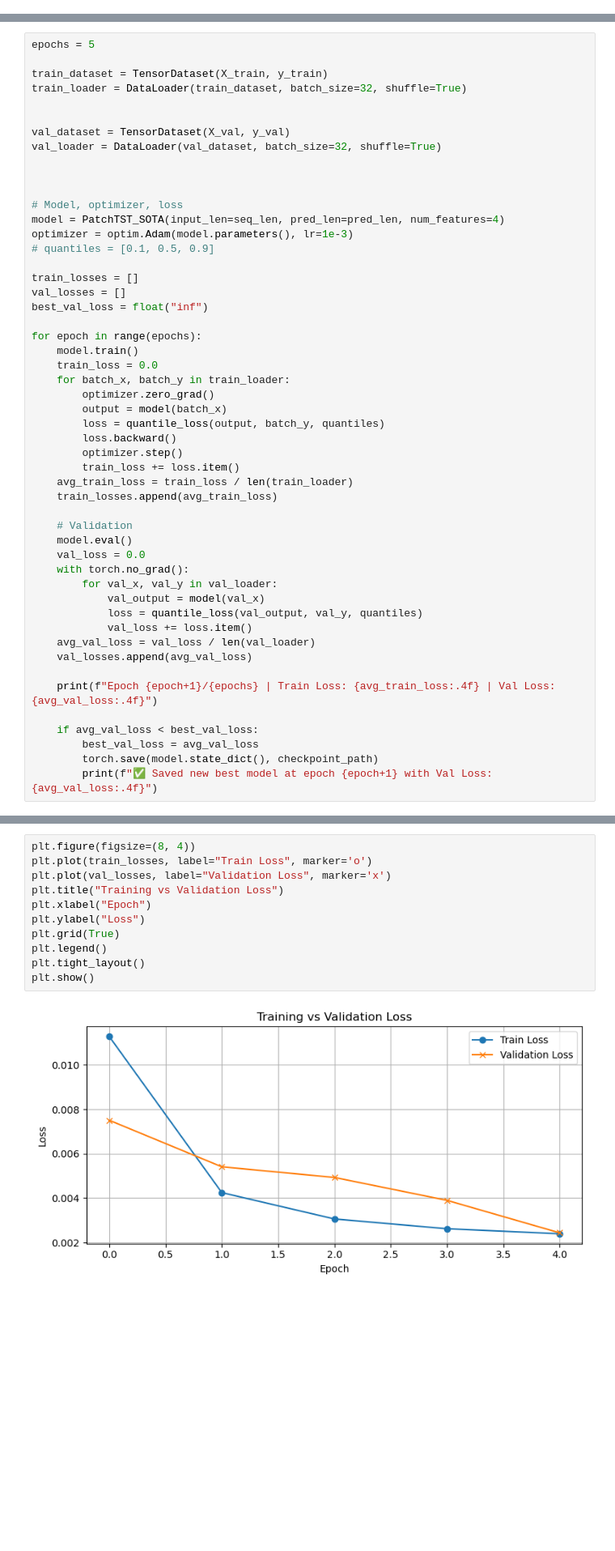
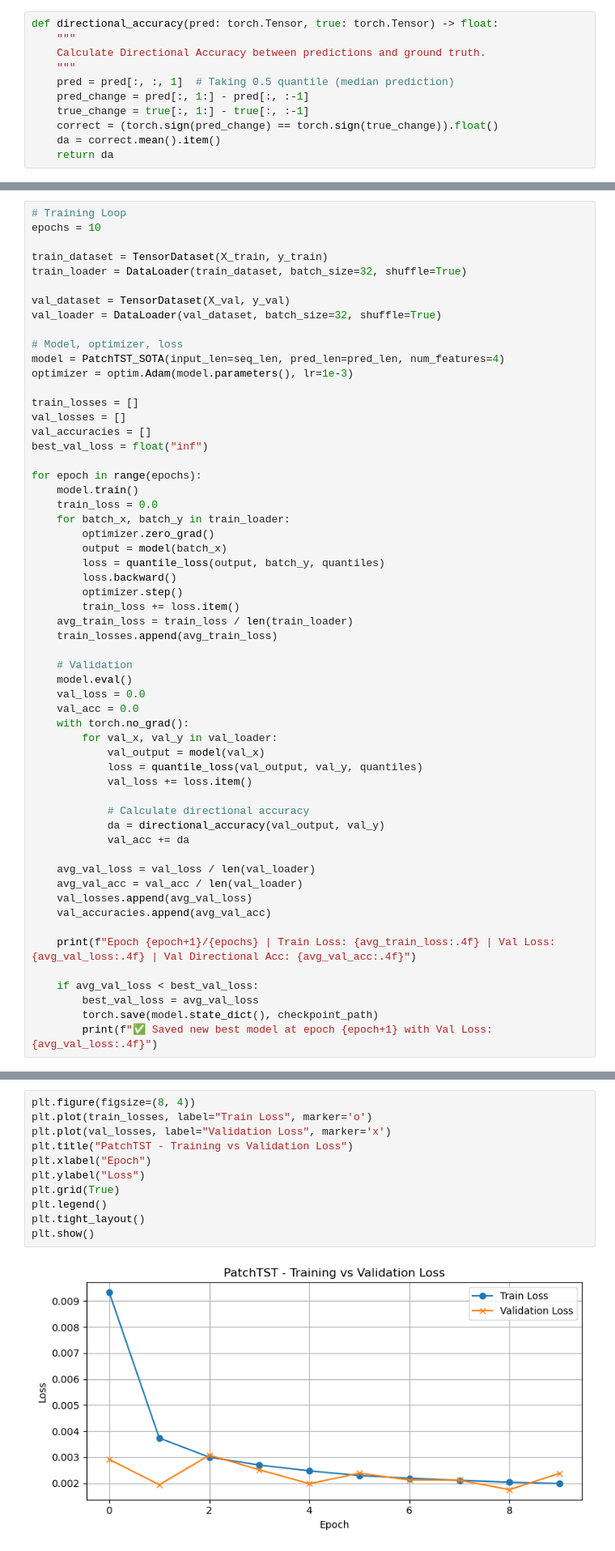
Before and after one commit to manikBS/omscs-capstone, a Jupyter notebook: E2E_Pipeline.ipynb, the cells around one changed output, grey strips where cells are left out. Shown: that part at 81% size. Cells and saved outputs as stored; diff of their text form; blank space fills up the shorter version.

```diff
--- a/E2E_Pipeline.ipynb
+++ b/E2E_Pipeline.ipynb
@@ -80,6 +80,17 @@ See the caveats in the documentation: https://pandas.pydata.org/pandas-docs/stab
 #### Note: Model performace improves when trained on < 100k records
 # %% [markdown]
 ### Transformer (PatchTST)
+# %%
+def directional_accuracy(pred: torch.Tensor, true: torch.Tensor) -> float:
+    """
+    Calculate Directional Accuracy between predictions and ground truth.
+    """
+    pred = pred[:, :, 1]  # Taking 0.5 quantile (median prediction)
+    pred_change = pred[:, 1:] - pred[:, :-1]
+    true_change = true[:, 1:] - true[:, :-1]
+    correct = (torch.sign(pred_change) == torch.sign(true_change)).float()
+    da = correct.mean().item()
+    return da
 # %%
 feature_cols = ['close','ema','rsi','zscore']
 checkpoint_path = "models_results/checkpoints/patch_tft_best_model.pt"
@@ -91,24 +102,22 @@ X_train, X_val, y_train, y_val = train_test_split(X, y, test_size=0.2)
 seq_len, pred_len = 60, 10
 quantiles = [0.1, 0.5, 0.9]
 # %%
-epochs = 5
+# Training Loop
+epochs = 10
 
 train_dataset = TensorDataset(X_train, y_train)
 train_loader = DataLoader(train_dataset, batch_size=32, shuffle=True)
 
-
 val_dataset = TensorDataset(X_val, y_val)
 val_loader = DataLoader(val_dataset, batch_size=32, shuffle=True)
-
-
 
 # Model, optimizer, loss
 model = PatchTST_SOTA(input_len=seq_len, pred_len=pred_len, num_features=4)
 optimizer = optim.Adam(model.parameters(), lr=1e-3)
-# quantiles = [0.1, 0.5, 0.9]
 
 train_losses = []
 val_losses = []
+val_accuracies = []
 best_val_loss = float("inf")
 
 for epoch in range(epochs):
@@ -127,15 +136,23 @@ for epoch in range(epochs):
     # Validation
     model.eval()
     val_loss = 0.0
+    val_acc = 0.0
     with torch.no_grad():
         for val_x, val_y in val_loader:
             val_output = model(val_x)
             loss = quantile_loss(val_output, val_y, quantiles)
             val_loss += loss.item()
+
+            # Calculate directional accuracy
+            da = directional_accuracy(val_output, val_y)
+            val_acc += da
+
     avg_val_loss = val_loss / len(val_loader)
+    avg_val_acc = val_acc / len(val_loader)
     val_losses.append(avg_val_loss)
+    val_accuracies.append(avg_val_acc)
 
-    print(f"Epoch {epoch+1}/{epochs} | Train Loss: {avg_train_loss:.4f} | Val Loss: {avg_val_loss:.4f}")
+    print(f"Epoch {epoch+1}/{epochs} | Train Loss: {avg_train_loss:.4f} | Val Loss: {avg_val_loss:.4f} | Val Directional Acc: {avg_val_acc:.4f}")
 
     if avg_val_loss < best_val_loss:
         best_val_loss = avg_val_loss
@@ -155,16 +178,16 @@ Epoch 5/5 | Train Loss: 0.0024 | Val Loss: 0.0024
 # %%
 plt.figure(figsize=(8, 4))
 plt.plot(train_losses, label="Train Loss", marker='o')
 plt.plot(val_losses, label="Validation Loss", marker='x')
-plt.title("Training vs Validation Loss")
+plt.title("PatchTST - Training vs Validation Loss")
 plt.xlabel("Epoch")
 plt.ylabel("Loss")
 plt.grid(True)
 plt.legend()
 plt.tight_layout()
 plt.show()
 # %% [output]
-[figure, old version]
+[figure, new version]
 # %%
 
 def load_model(checkpoint_path, input_len, pred_len, num_features):
```
Also changed, not shown: parts of 9 cells of this notebook, 7 other files.
